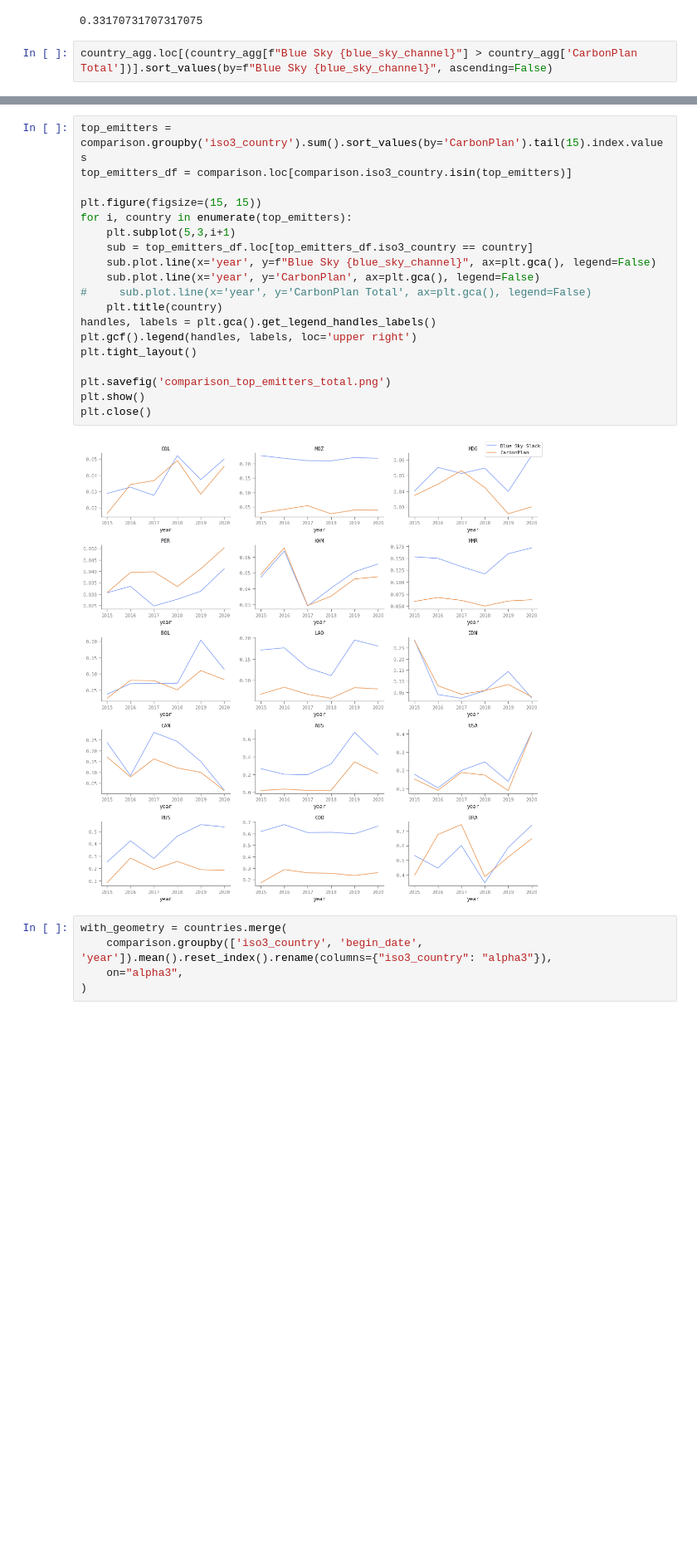
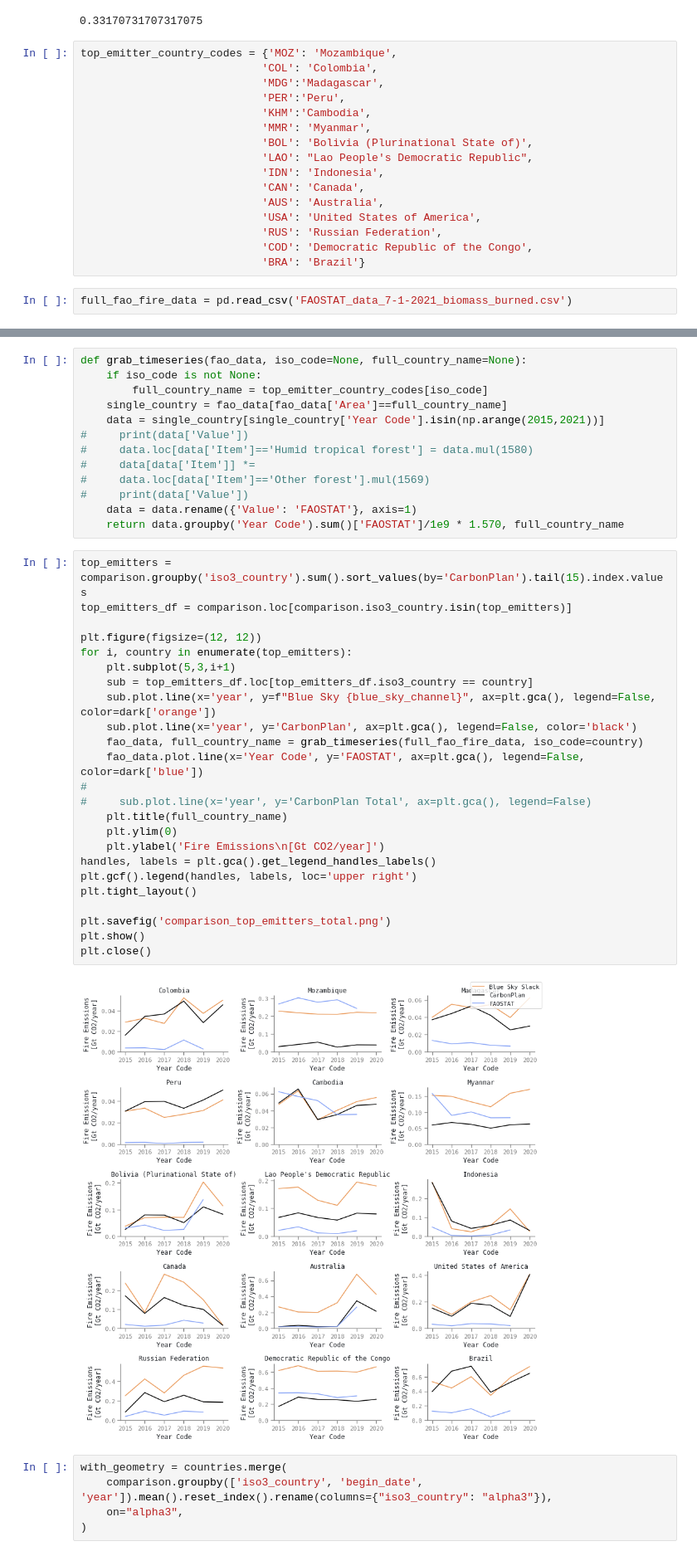
Before and after one commit to carbonplan/trace, a Jupyter notebook: notebooks/validate_fire_emissions.ipynb, the cells around one changed output, grey strips where cells are left out. Shown at 83% size. Saved outputs shown, nothing was run; the diff lists cells and outputs as text; blank space fills up the shorter version.

Commit message:
add faostat and figure tweaks

```diff
--- a/notebooks/validate_fire_emissions.ipynb
+++ b/notebooks/validate_fire_emissions.ipynb
@@ -128,5 +129,21 @@ country_agg = comparison.groupby('iso3_country')[['CarbonPlan', f"Blue Sky {blue
 (country_agg[f"Blue Sky {blue_sky_channel}"] > country_agg['CarbonPlan Total']).mean()
 # %% [output]
 0.33170731707317075
+# %%
+top_emitter_country_codes = {'MOZ': 'Mozambique',
+                            'COL': 'Colombia',
+                            'MDG':'Madagascar',
+                            'PER':'Peru',
+                            'KHM':'Cambodia',
+                            'MMR': 'Myanmar',
+                            'BOL': 'Bolivia (Plurinational State of)',
+                            'LAO': "Lao People's Democratic Republic",
+                            'IDN': 'Indonesia',
+                            'CAN': 'Canada',
+                            'AUS': 'Australia',
+                            'USA': 'United States of America',
+                            'RUS': 'Russian Federation',
+                            'COD': 'Democratic Republic of the Congo',
+                            'BRA': 'Brazil'}
 # %%
-country_agg.loc[(country_agg[f"Blue Sky {blue_sky_channel}"] > country_agg['CarbonPlan Total'])].sort_values(by=f"Blue Sky {blue_sky_channel}", ascending=False)
+full_fao_fire_data = pd.read_csv('FAOSTAT_data_7-1-2021_biomass_burned.csv')
@@ -148,24 +152,42 @@ country_agg.loc[(country_agg[f"Blue Sky {blue_sky_channel}"] > country_agg['Carb
+# %%
+def grab_timeseries(fao_data, iso_code=None, full_country_name=None):
+    if iso_code is not None:
+        full_country_name = top_emitter_country_codes[iso_code]
+    single_country = fao_data[fao_data['Area']==full_country_name]
+    data = single_country[single_country['Year Code'].isin(np.arange(2015,2021))]
+#     print(data['Value'])
+#     data.loc[data['Item']=='Humid tropical forest'] = data.mul(1580)
+#     data[data['Item']] *=
+#     data.loc[data['Item']=='Other forest'].mul(1569)
+#     print(data['Value'])
+    data = data.rename({'Value': 'FAOSTAT'}, axis=1)
+    return data.groupby('Year Code').sum()['FAOSTAT']/1e9 * 1.570, full_country_name
 # %%
 top_emitters = comparison.groupby('iso3_country').sum().sort_values(by='CarbonPlan').tail(15).index.values
 top_emitters_df = comparison.loc[comparison.iso3_country.isin(top_emitters)]
 
-plt.figure(figsize=(15, 15))
+plt.figure(figsize=(12, 12))
 for i, country in enumerate(top_emitters):
     plt.subplot(5,3,i+1)
     sub = top_emitters_df.loc[top_emitters_df.iso3_country == country]
-    sub.plot.line(x='year', y=f"Blue Sky {blue_sky_channel}", ax=plt.gca(), legend=False)
-    sub.plot.line(x='year', y='CarbonPlan', ax=plt.gca(), legend=False)
+    sub.plot.line(x='year', y=f"Blue Sky {blue_sky_channel}", ax=plt.gca(), legend=False, color=dark['orange'])
+    sub.plot.line(x='year', y='CarbonPlan', ax=plt.gca(), legend=False, color='black')
+    fao_data, full_country_name = grab_timeseries(full_fao_fire_data, iso_code=country)
+    fao_data.plot.line(x='Year Code', y='FAOSTAT', ax=plt.gca(), legend=False, color=dark['blue'])
+#
 #     sub.plot.line(x='year', y='CarbonPlan Total', ax=plt.gca(), legend=False)
-    plt.title(country)
+    plt.title(full_country_name)
+    plt.ylim(0)
+    plt.ylabel('Fire Emissions\n[Gt CO2/year]')
 handles, labels = plt.gca().get_legend_handles_labels()
 plt.gcf().legend(handles, labels, loc='upper right')
 plt.tight_layout()
 
 plt.savefig('comparison_top_emitters_total.png')
 plt.show()
 plt.close()
 # %% [output]
-[figure, old version]
+[figure, new version]
 # %%
 with_geometry = countries.merge(
     comparison.groupby(['iso3_country', 'begin_date', 'year']).mean().reset_index().rename(columns={"iso3_country": "alpha3"}),
```
Also changed, not shown: parts of 3 cells of this notebook, 1 other file.
